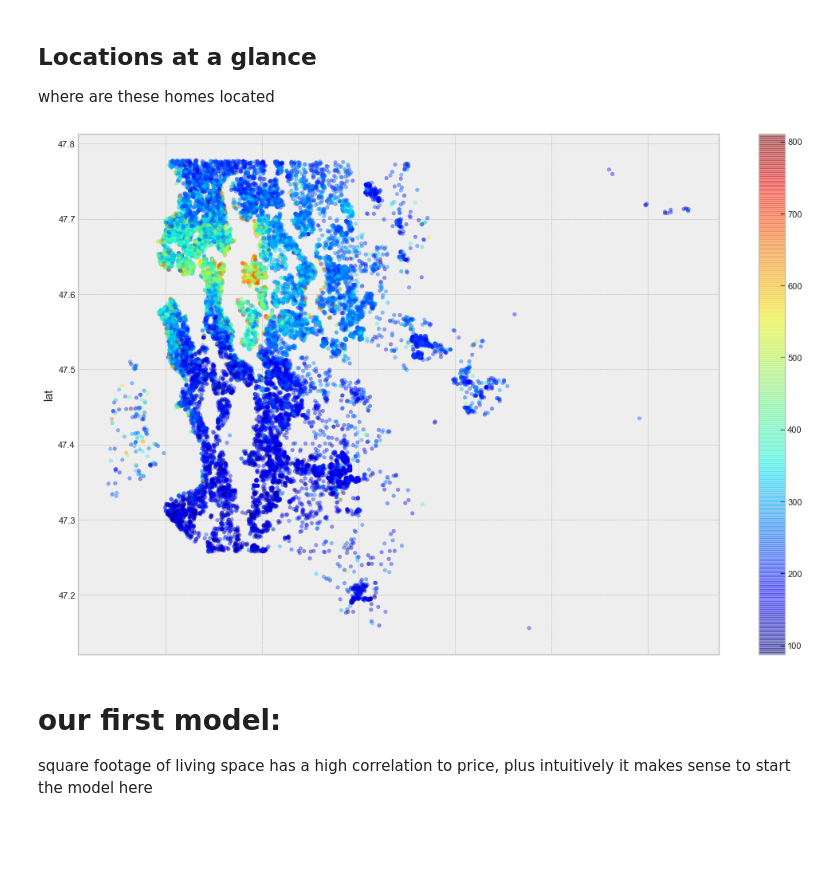
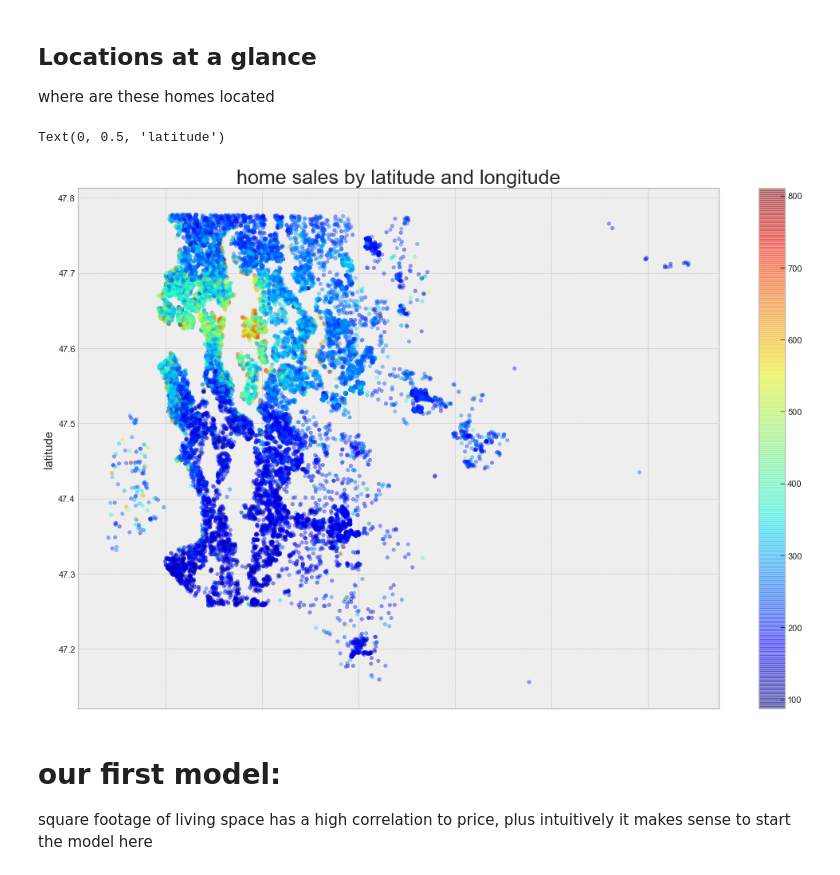
Before and after one commit to AlludedCrabb/Data-Science-Housing-Data-Project, a Jupyter notebook: Jacob_Taeho project.ipynb, the cells around one changed output. Saved outputs shown, nothing was run; the diff lists cells and outputs as text; code cells hidden in the pictures; blank space fills up the shorter version.

```diff
--- a/Jacob_Taeho project.ipynb
+++ b/Jacob_Taeho project.ipynb
@@ -113,12 +113,15 @@ where are these homes located
 # %%
 _ = df.plot(kind='scatter', x='long', y='lat',
             c=df['price']/df['sqft_living'],
             cmap=plt.get_cmap("jet"),
             colorbar=True,
             alpha=0.4,
             figsize=(18, 12))
+plt.title('home sales by latitude and longitude', fontsize=25)
+plt.ylabel('latitude',fontsize=15)
 # %% [output]
+Text(0, 0.5, 'latitude')
-[figure, old version]
+[figure, new version]
 # %% [markdown]
 # our first model:
 square footage of living space has a high correlation to price, plus intuitively it makes sense to start the model here
```
Also changed, not shown: parts of 3 cells of this notebook.
